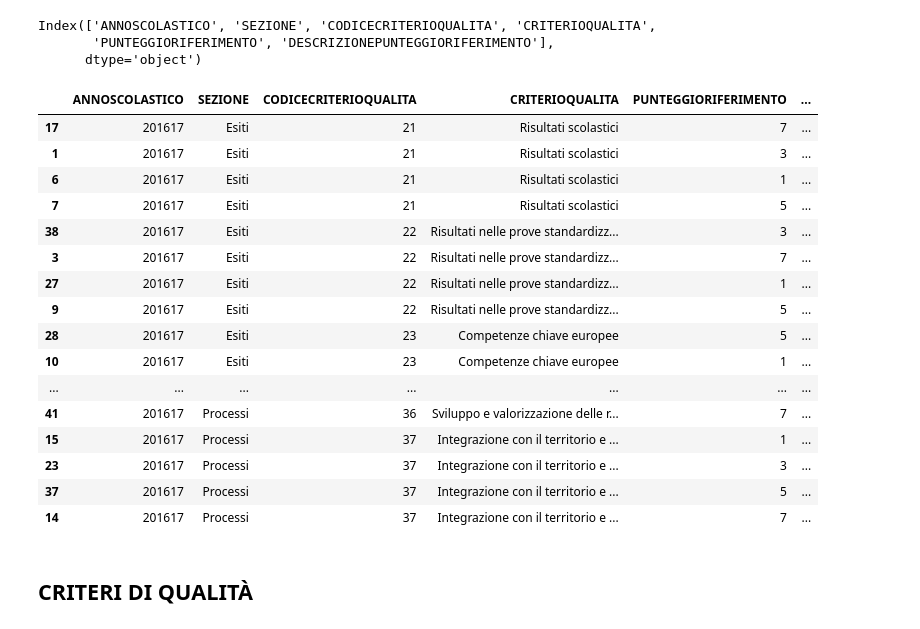
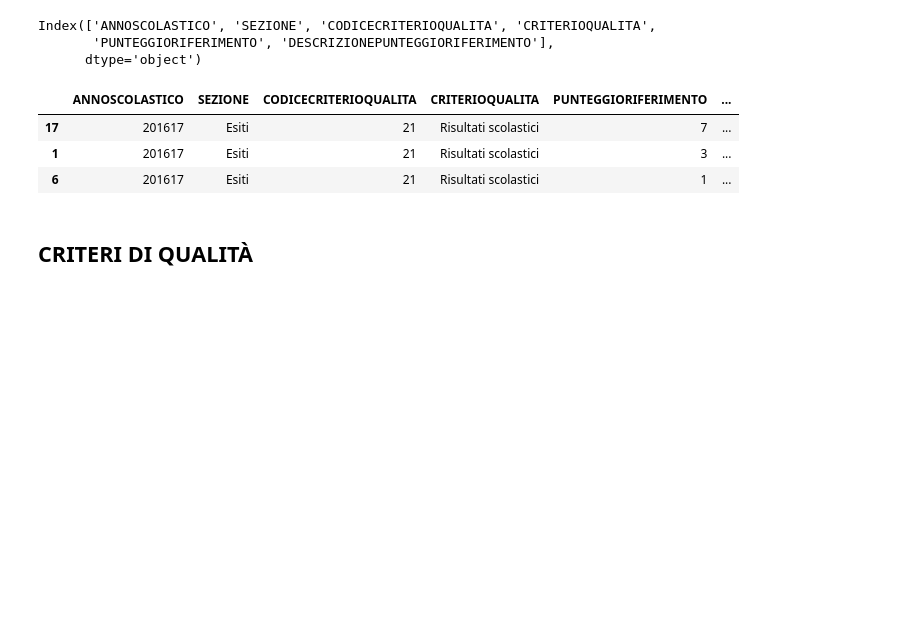
Before and after one commit to napo/opendatamiur, a Jupyter notebook: MIUR_OpenData.ipynb, the cells around one changed output. Saved outputs shown, nothing was run; the diff lists cells and outputs as text; code cells hidden in the pictures; blank space fills up the shorter version.

```diff
--- a/MIUR_OpenData.ipynb
+++ b/MIUR_OpenData.ipynb
@@ -266,25 +362,12 @@ Index(['ANNOSCOLASTICO', 'SEZIONE', 'CODICECRITERIOQUALITA', 'CRITERIOQUALITA',
        'PUNTEGGIORIFERIMENTO', 'DESCRIZIONEPUNTEGGIORIFERIMENTO'],
       dtype='object')
 # %%
-criteri_valutazione1617.sort_values("CODICECRITERIOQUALITA")
+criteri_valutazione1617.sort_values("CODICECRITERIOQUALITA").head(3)
 # %% [output]
 |  | ANNOSCOLASTICO | SEZIONE | CODICECRITERIOQUALITA | CRITERIOQUALITA | PUNTEGGIORIFERIMENTO | ... |
 | 17 | 201617 | Esiti | 21 | Risultati scolastici | 7 | ... |
 | 1 | 201617 | Esiti | 21 | Risultati scolastici | 3 | ... |
 | 6 | 201617 | Esiti | 21 | Risultati scolastici | 1 | ... |
-| 7 | 201617 | Esiti | 21 | Risultati scolastici | 5 | ... |
-| 38 | 201617 | Esiti | 22 | Risultati nelle prove standardizz... | 3 | ... |
-| 3 | 201617 | Esiti | 22 | Risultati nelle prove standardizz... | 7 | ... |
-| 27 | 201617 | Esiti | 22 | Risultati nelle prove standardizz... | 1 | ... |
-| 9 | 201617 | Esiti | 22 | Risultati nelle prove standardizz... | 5 | ... |
-| 28 | 201617 | Esiti | 23 | Competenze chiave europee | 5 | ... |
-| 10 | 201617 | Esiti | 23 | Competenze chiave europee | 1 | ... |
-| ... | ... | ... | ... | ... | ... | ... |
-| 41 | 201617 | Processi | 36 | Sviluppo e valorizzazione delle r... | 7 | ... |
-| 15 | 201617 | Processi | 37 | Integrazione con il territorio e ... | 1 | ... |
-| 23 | 201617 | Processi | 37 | Integrazione con il territorio e ... | 3 | ... |
-| 37 | 201617 | Processi | 37 | Integrazione con il territorio e ... | 5 | ... |
-| 14 | 201617 | Processi | 37 | Integrazione con il territorio e ... | 7 | ... |
 # %% [markdown]
 ## CRITERI DI QUALITÀ
 # %%
```
Also changed, not shown: parts of 29 cells of this notebook.
